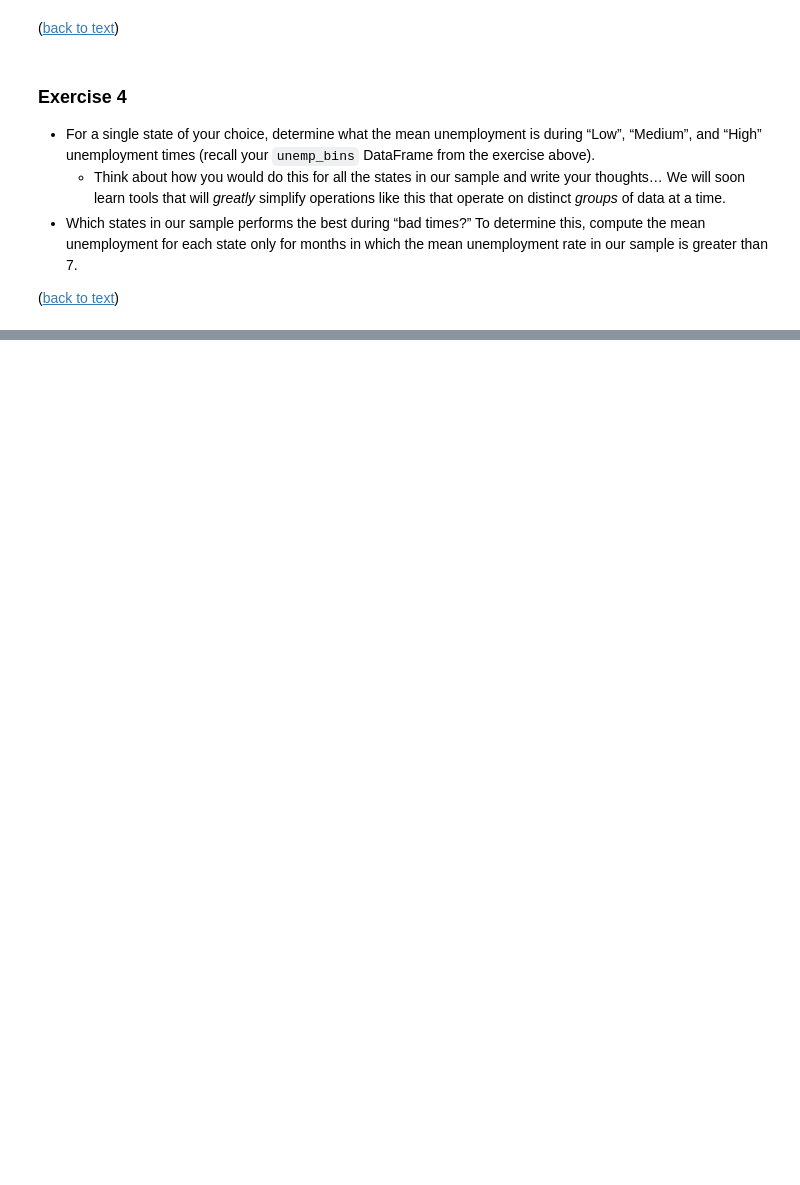
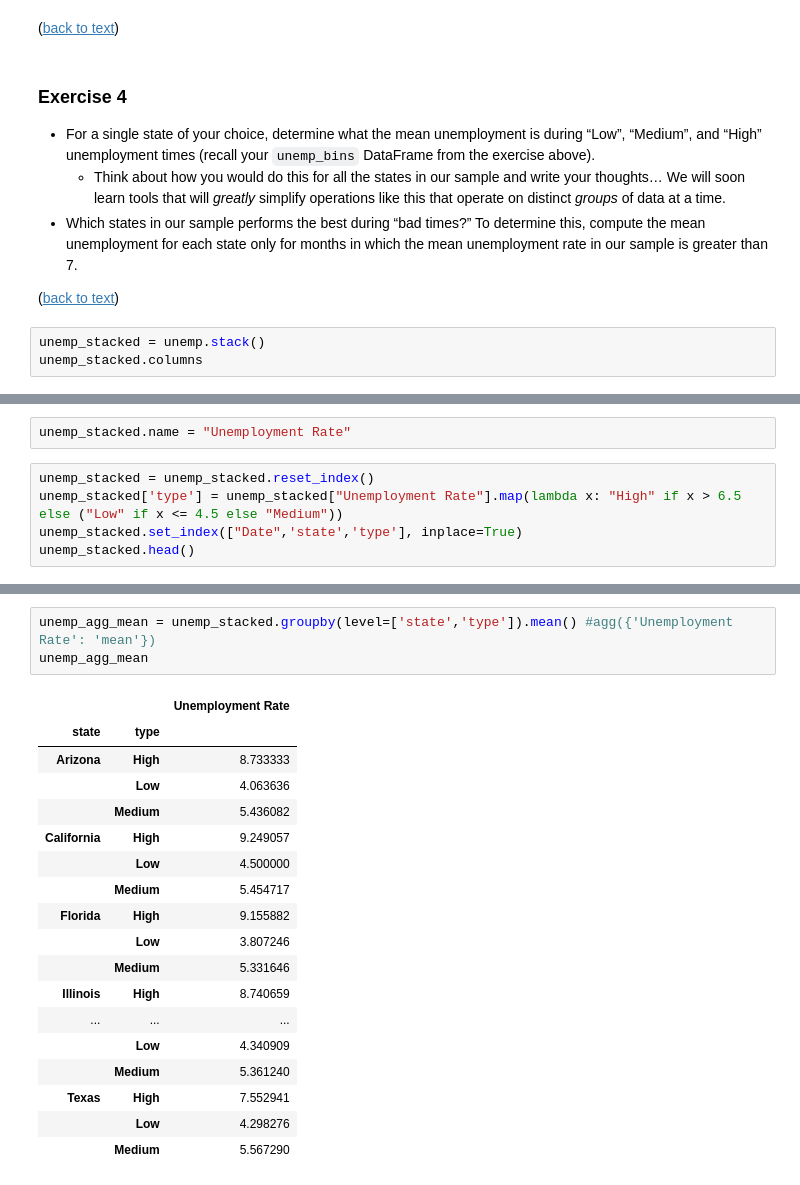
Before and after one commit to zyh-pku/Quant_Pandas, a Jupyter notebook: Index_pandas_9_files/2_basics.ipynb, the cells around one changed output, grey strips where cells are left out. Cells and saved outputs as stored; diff of their text form; blank space fills up the shorter version.

```diff
--- a/Index_pandas_9_files/2_basics.ipynb
+++ b/Index_pandas_9_files/2_basics.ipynb
@@ -732,3 +892,6 @@ unemp_bins = unemp.applymap#replace this comment with your code!!
 
 
 ([back to text](#pd-bas-dir4))
+# %%
+unemp_stacked = unemp.stack()
+unemp_stacked.columns
@@ -734,0 +900,7 @@ unemp_bins = unemp.applymap#replace this comment with your code!!
+# %%
+unemp_stacked.name = "Unemployment Rate"
+# %%
+unemp_stacked = unemp_stacked.reset_index()
+unemp_stacked['type'] = unemp_stacked["Unemployment Rate"].map(lambda x: "High" if x > 6.5 else ("Low" if x <= 4.5 else "Medium"))
+unemp_stacked.set_index(["Date",'state','type'], inplace=True)
+unemp_stacked.head()
@@ -734,0 +915,22 @@ unemp_bins = unemp.applymap#replace this comment with your code!!
+# %%
+unemp_agg_mean = unemp_stacked.groupby(level=['state','type']).mean() #agg({'Unemployment Rate': 'mean'})
+unemp_agg_mean
+# %% [output]
+|  |  | Unemployment Rate |
+| state | type |  |
+| Arizona | High | 8.733333 |
+|  | Low | 4.063636 |
+|  | Medium | 5.436082 |
+| California | High | 9.249057 |
+|  | Low | 4.500000 |
+|  | Medium | 5.454717 |
+| Florida | High | 9.155882 |
+|  | Low | 3.807246 |
+|  | Medium | 5.331646 |
+| Illinois | High | 8.740659 |
+| ... | ... | ... |
+|  | Low | 4.340909 |
+|  | Medium | 5.361240 |
+| Texas | High | 7.552941 |
+|  | Low | 4.298276 |
+|  | Medium | 5.567290 |
```
Also changed, not shown: parts of 25 cells of this notebook.
